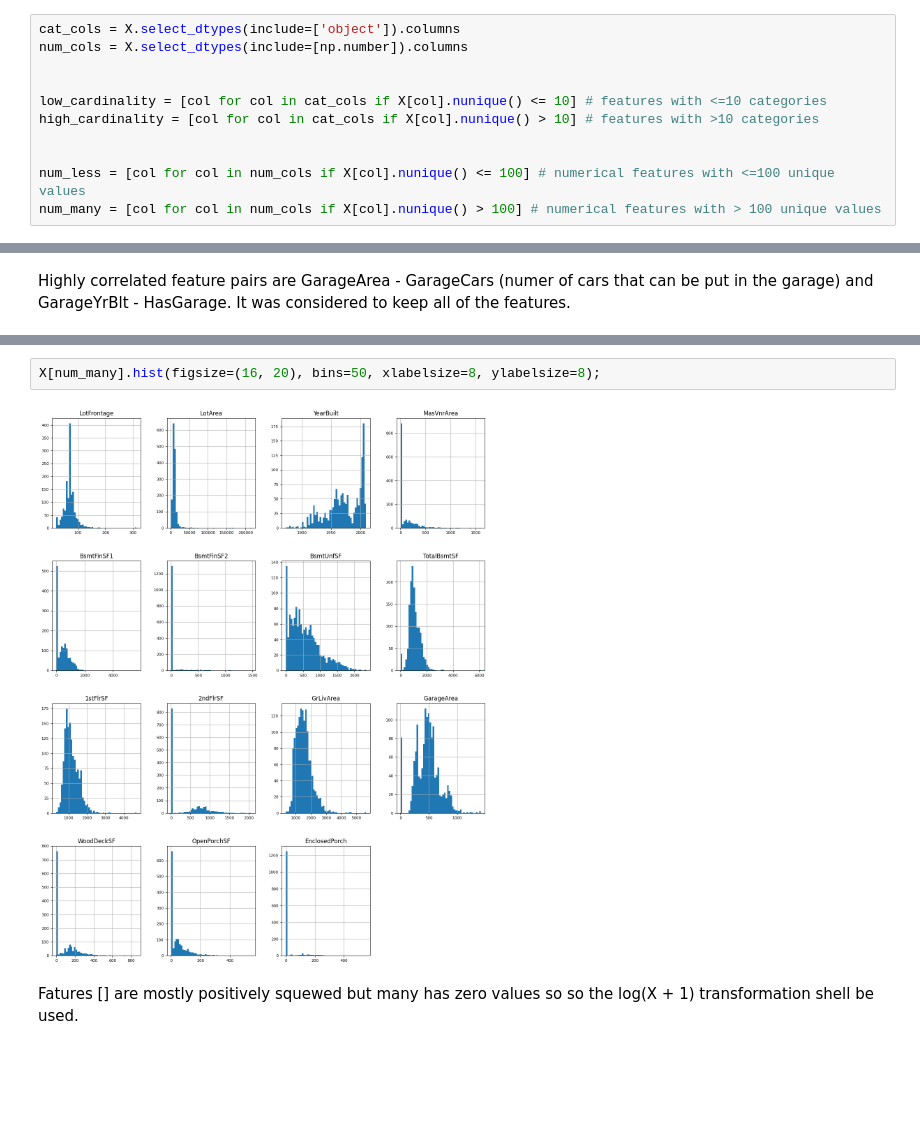
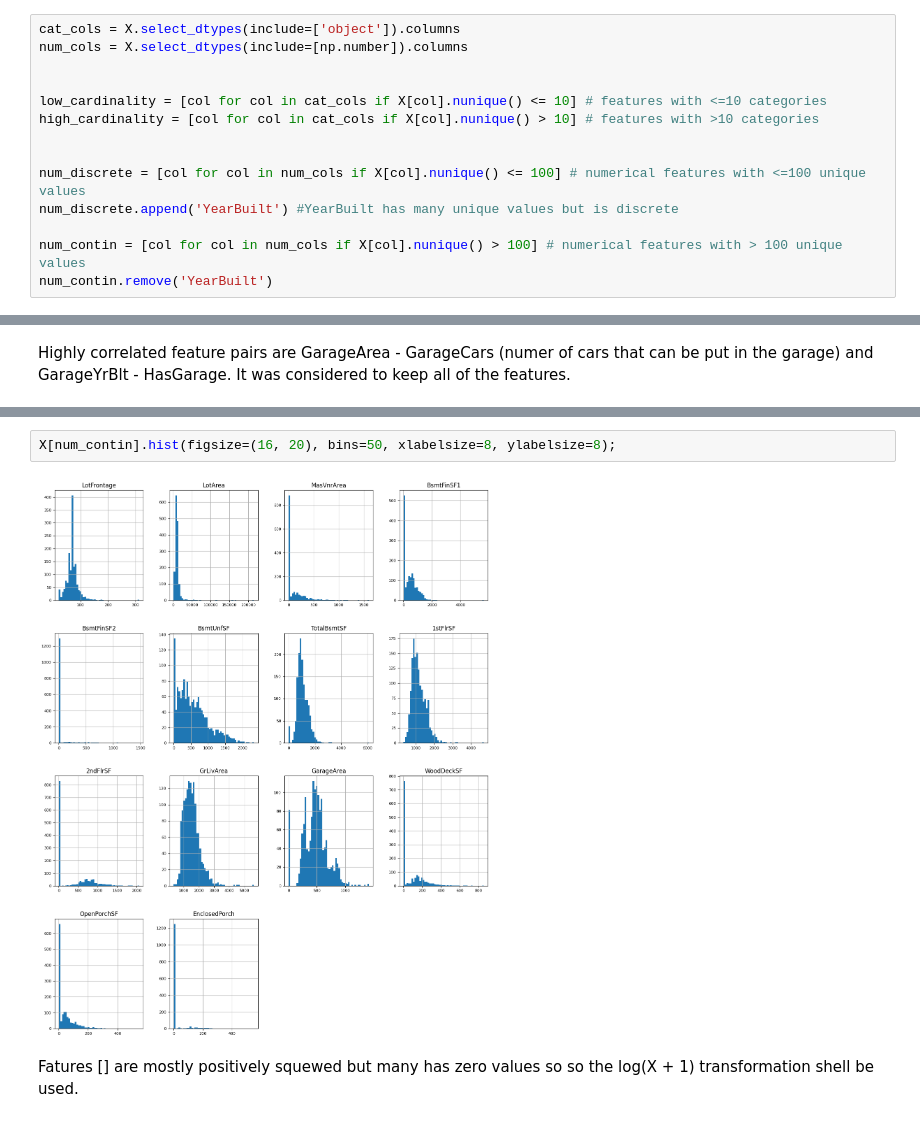
Before and after one commit to nikolaj278/house-prices-prediction, a Jupyter notebook: notebooks/house_prices_prediction.ipynb, the cells around one changed output, grey strips where cells are left out. Cells and saved outputs as stored; diff of their text form; blank space fills up the shorter version.

```diff
--- a/notebooks/house_prices_prediction.ipynb
+++ b/notebooks/house_prices_prediction.ipynb
@@ -61,8 +68,11 @@ low_cardinality = [col for col in cat_cols if X[col].nunique() <= 10] # features
 high_cardinality = [col for col in cat_cols if X[col].nunique() > 10] # features with >10 categories
 
 
-num_less = [col for col in num_cols if X[col].nunique() <= 100] # numerical features with <=100 unique values
-num_many = [col for col in num_cols if X[col].nunique() > 100] # numerical features with > 100 unique values
+num_discrete = [col for col in num_cols if X[col].nunique() <= 100] # numerical features with <=100 unique values
+num_discrete.append('YearBuilt') #YearBuilt has many unique values but is discrete
+
+num_contin = [col for col in num_cols if X[col].nunique() > 100] # numerical features with > 100 unique values
+num_contin.remove('YearBuilt')
 # %% [markdown]
 # EDA
 # %% [markdown]
@@ -86,7 +96,7 @@ X[num_less].hist(figsize=(16, 20), bins=20, xlabelsize=8, ylabelsize=8);
 # %%
-X[num_many].hist(figsize=(16, 20), bins=50, xlabelsize=8, ylabelsize=8);
+X[num_contin].hist(figsize=(16, 20), bins=50, xlabelsize=8, ylabelsize=8);
 # %% [output]
-[figure, old version]
+[figure, new version]
 # %% [markdown]
 Fatures [] are mostly positively squewed but many has zero values so so the log(X + 1) transformation shell be used.
 # %%
```
Also changed, not shown: parts of 7 cells of this notebook, 1 other file.
